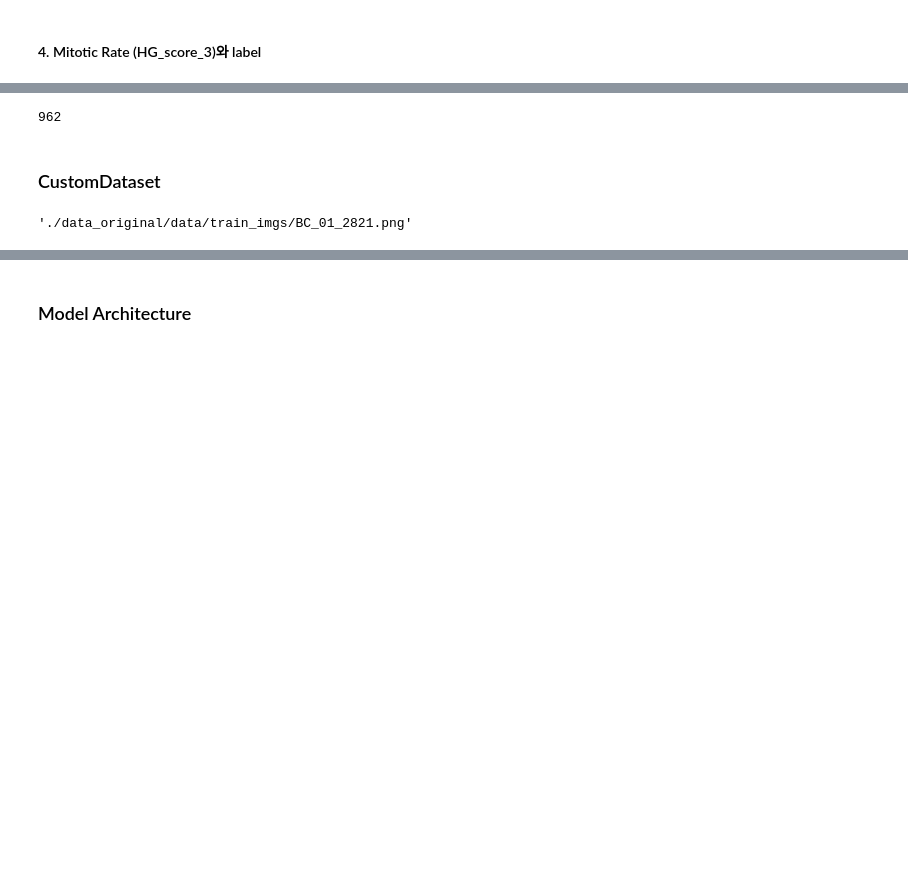
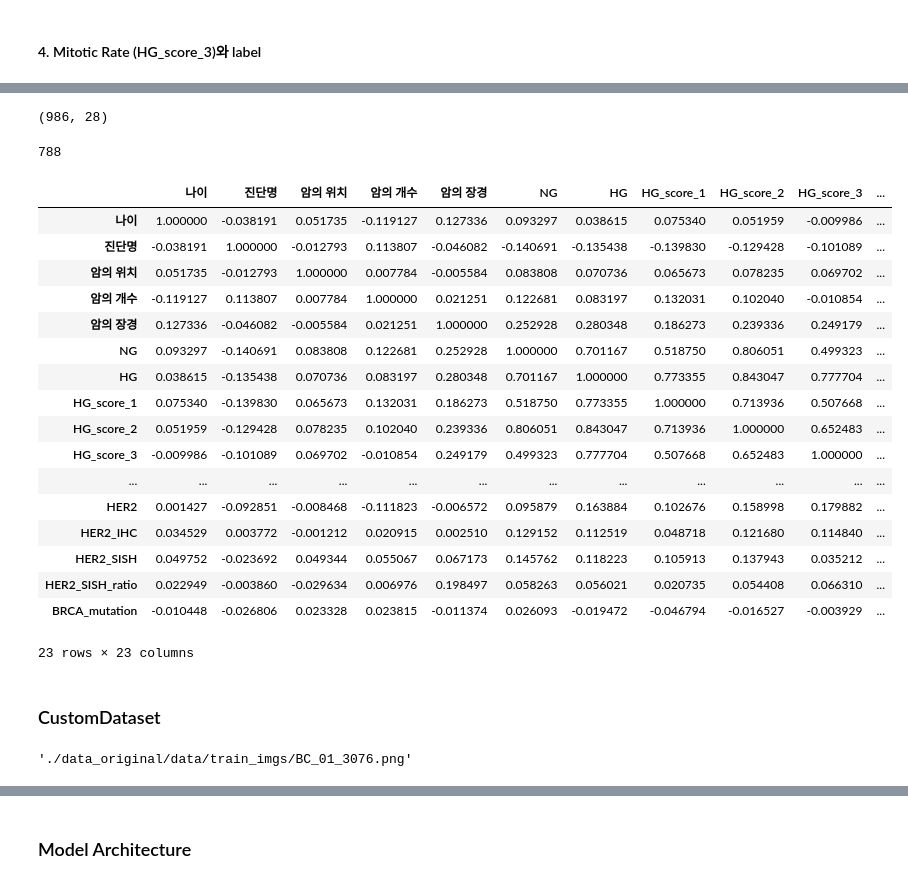
Before and after one commit to krec7748/DACON_BreastCancer_Prediction, a Jupyter notebook: baseline.ipynb, the cells around one changed output, grey strips where cells are left out. Saved outputs shown, nothing was run; the diff lists cells and outputs as text; code cells hidden in the pictures; blank space fills up the shorter version.

```diff
--- a/baseline.ipynb
+++ b/baseline.ipynb
@@ -93,6 +103,8 @@ df_train[df_train["암의 장경"].isnull() & (df_train["N_category"] == 1)]
 # %%
 drop_row_idx_01 = df_train[df_train["암의 장경"].isnull() & (df_train["N_category"] == 1)].index
+drop_row_idx_02 = df_train[(df_train["암의 장경"] <= 0) & (df_train["N_category"] == 1)].index
 df_train.drop(drop_row_idx_01, axis = 0, inplace = True)
+df_train.drop(drop_row_idx_02, axis = 0, inplace = True)
 df_train.reset_index(drop = True, inplace = True)
 len(df_train)
 # %% [output]
@@ -201,7 +288,4 @@ print(len(df_train[(df_train["HG_score_3"] == 4) & (df_train["N_category"] == 1)
-# %%
-drop_row_idx_02 = df_train[df_train["HG_score_3"] == 4].index
-df_train.drop(drop_row_idx_02, axis = 0, inplace = True)
-df_train.reset_index(drop = True, inplace = True)
-len(df_train)
-# %% [output]
-962
+# %%
+df_train.shape
+# %% [output]
+(986, 28)
@@ -209,8 +296,33 @@ len(df_train)
 #Train / Validation Split
 df_train, df_val, train_labels, val_labels = train_test_split(df_train.drop(columns = ["N_category"]),
                                                               df_train["N_category"],
-                                                              test_size = 0.2,
+                                                              test_size = 0.20,
                                                               random_state = CFG["SEED"])
+# %%
+len(df_train)
+# %% [output]
+788
+# %%
+df_train.corr()
+# %% [output]
+|  | 나이 | 진단명 | 암의 위치 | 암의 개수 | 암의 장경 | NG | HG | HG_score_1 | HG_score_2 | HG_score_3 | ... |
+| 나이 | 1.000000 | -0.038191 | 0.051735 | -0.119127 | 0.127336 | 0.093297 | 0.038615 | 0.075340 | 0.051959 | -0.009986 | ... |
+| 진단명 | -0.038191 | 1.000000 | -0.012793 | 0.113807 | -0.046082 | -0.140691 | -0.135438 | -0.139830 | -0.129428 | -0.101089 | ... |
+| 암의 위치 | 0.051735 | -0.012793 | 1.000000 | 0.007784 | -0.005584 | 0.083808 | 0.070736 | 0.065673 | 0.078235 | 0.069702 | ... |
+| 암의 개수 | -0.119127 | 0.113807 | 0.007784 | 1.000000 | 0.021251 | 0.122681 | 0.083197 | 0.132031 | 0.102040 | -0.010854 | ... |
+| 암의 장경 | 0.127336 | -0.046082 | -0.005584 | 0.021251 | 1.000000 | 0.252928 | 0.280348 | 0.186273 | 0.239336 | 0.249179 | ... |
+| NG | 0.093297 | -0.140691 | 0.083808 | 0.122681 | 0.252928 | 1.000000 | 0.701167 | 0.518750 | 0.806051 | 0.499323 | ... |
+| HG | 0.038615 | -0.135438 | 0.070736 | 0.083197 | 0.280348 | 0.701167 | 1.000000 | 0.773355 | 0.843047 | 0.777704 | ... |
+| HG_score_1 | 0.075340 | -0.139830 | 0.065673 | 0.132031 | 0.186273 | 0.518750 | 0.773355 | 1.000000 | 0.713936 | 0.507668 | ... |
+| HG_score_2 | 0.051959 | -0.129428 | 0.078235 | 0.102040 | 0.239336 | 0.806051 | 0.843047 | 0.713936 | 1.000000 | 0.652483 | ... |
+| HG_score_3 | -0.009986 | -0.101089 | 0.069702 | -0.010854 | 0.249179 | 0.499323 | 0.777704 | 0.507668 | 0.652483 | 1.000000 | ... |
+| ... | ... | ... | ... | ... | ... | ... | ... | ... | ... | ... | ... |
+| HER2 | 0.001427 | -0.092851 | -0.008468 | -0.111823 | -0.006572 | 0.095879 | 0.163884 | 0.102676 | 0.158998 | 0.179882 | ... |
+| HER2_IHC | 0.034529 | 0.003772 | -0.001212 | 0.020915 | 0.002510 | 0.129152 | 0.112519 | 0.048718 | 0.121680 | 0.114840 | ... |
+| HER2_SISH | 0.049752 | -0.023692 | 0.049344 | 0.055067 | 0.067173 | 0.145762 | 0.118223 | 0.105913 | 0.137943 | 0.035212 | ... |
+| HER2_SISH_ratio | 0.022949 | -0.003860 | -0.029634 | 0.006976 | 0.198497 | 0.058263 | 0.056021 | 0.020735 | 0.054408 | 0.066310 | ... |
+| BRCA_mutation | -0.010448 | -0.026806 | 0.023328 | 0.023815 | -0.011374 | 0.026093 | -0.019472 | -0.046794 | -0.016527 | -0.003929 | ... |
+23 rows × 23 columns
 # %%
 #Numeric Feature Scaling / Categorical Feature Label-Encoding
 
@@ -267,4 +379,4 @@ img_path_prefix = "./data_original/data"
 img_path = img_path_prefix + df_train["img_path"].iloc[1][1:]
 img_path
 # %% [output]
-'./data_original/data/train_imgs/BC_01_2821.png'
+'./data_original/data/train_imgs/BC_01_3076.png'
```
Also changed, not shown: parts of 32 cells of this notebook.
